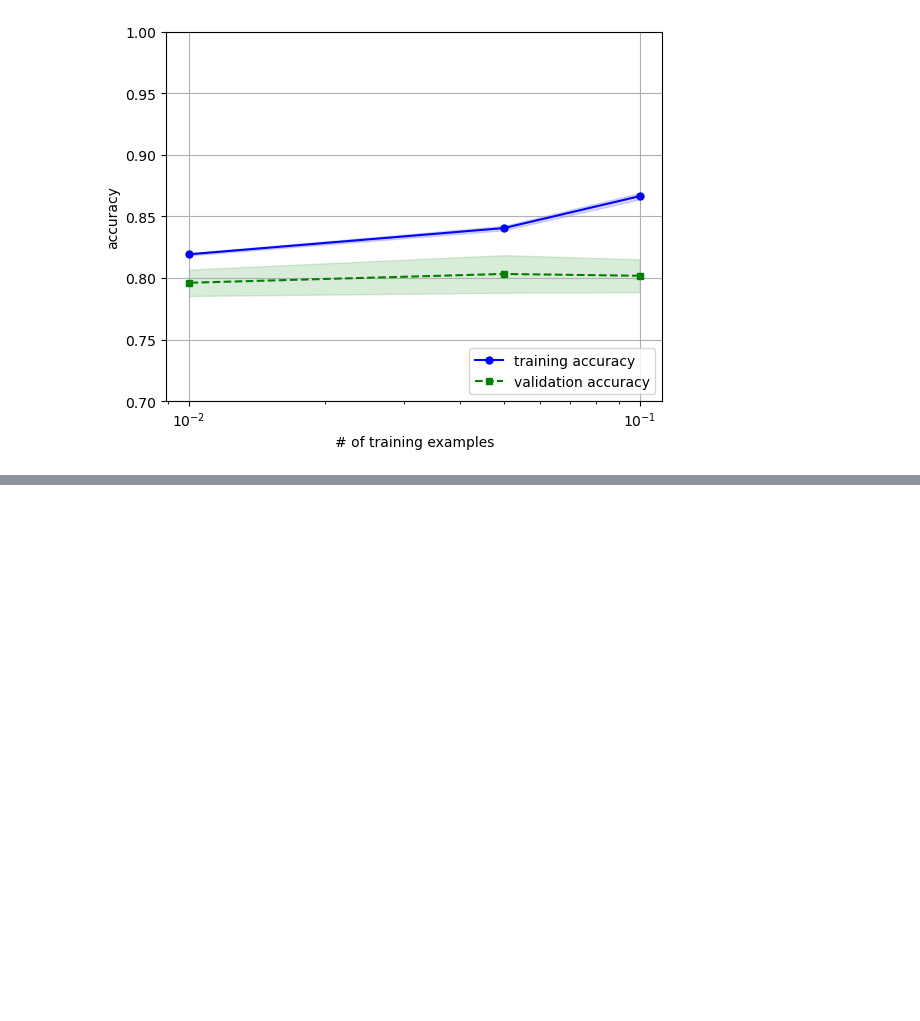
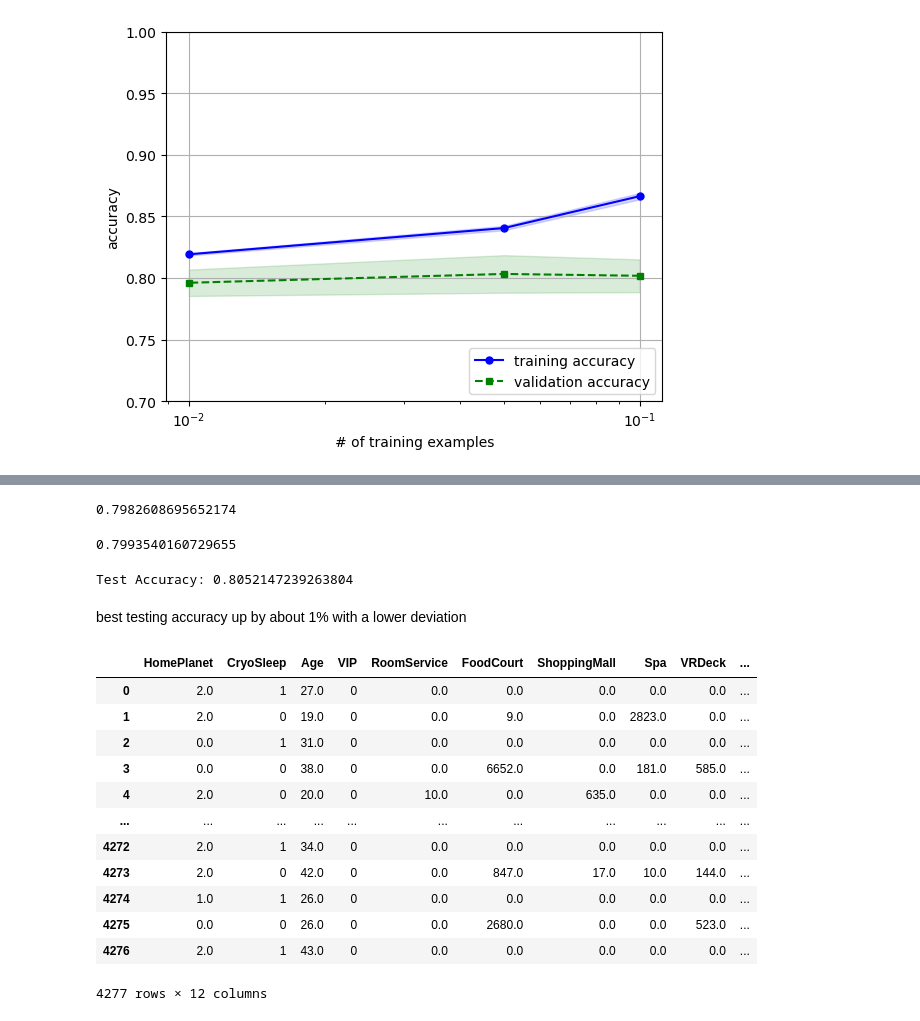
Before and after one commit to GeordieJones/kaggel_spaceship-titanic, a Jupyter notebook: model_testing.ipynb, the cells around one changed output, grey strips where cells are left out. Saved outputs shown, nothing was run; the diff lists cells and outputs as text; code cells hidden in the pictures; blank space fills up the shorter version.

```diff
--- a/model_testing.ipynb
+++ b/model_testing.ipynb
@@ -161,0 +275,80 @@ plt.show()
+# %%
+from sklearn.experimental import enable_halving_search_cv
+from sklearn.model_selection import HalvingRandomSearchCV
+
+hs = HalvingRandomSearchCV(
+    pipe,
+    param_distributions=param_grid,
+    factor=1.5,
+    resource='n_samples',
+    random_state=1,
+    n_jobs=-1
+)
+
+hs.fit(X_train, y_train)
+print(hs.best_score_)
+# %% [output]
+0.7982608695652174
+# %%
+from sklearn.metrics import f1_score, make_scorer
+
+scorer = make_scorer(f1_score, pos_label=0)
+gs = GridSearchCV(
+    estimator=pipe,
+    param_grid=param_grid,
+    scoring=scorer,
+    cv=10,
+    n_jobs=-1
+    )
+
+gs.fit(X_train, y_train)
+print(gs.best_score_)
+# %% [output]
+0.7993540160729655
+# %%
+from sklearn.metrics import accuracy_score
+
+y_pred = rs.predict(X_test)
+test_accuracy = accuracy_score(y_test, y_pred)
+print("Test Accuracy:", test_accuracy)
+# %% [output]
+Test Accuracy: 0.8052147239263804
+# %% [markdown]
+best testing accuracy up by about 1% with a lower deviation
+# %%
+test_df = pd.read_csv('test.csv')
+
+# set up for further filtering
+test_df['NameLength'] = test_df['Name'].str.len()
+test_df['Cabin'] = test_df['Cabin'].astype(str)
+test_df['Cabin'] = test_df['Cabin'].str[0] + test_df['Cabin'].str[-1]
+test_df['total spending'] = test_df[['RoomService', 'FoodCourt', 'ShoppingMall', 'Spa', 'VRDeck']].sum(axis=1)
+test_df['VIP'] = test_df['VIP'].fillna(False).astype(int)
+test_df['CryoSleep'] = test_df['CryoSleep'].fillna(False).astype(int)
+
+
+# Apply the exact same mappings to your new dataset
+test_df['HomePlanet'] = test_df['HomePlanet'].map(planet_map)
+test_df['Destination'] = test_df['Destination'].map(d_map)
+test_df['Cabin_ordinal'] = test_df['Cabin'].map(cabin_mapping).fillna(-1).astype(int)
+
+#drop unused Catagories
+tested_X = test_df[['HomePlanet', 'CryoSleep', 'Age','VIP', 'RoomService', 'FoodCourt', 'ShoppingMall', 'Spa', 'VRDeck','NameLength', 'total spending', 'Cabin_ordinal']]
+
+tested_X = tested_X.fillna(tested_X.median())
+
+tested_X
+# %% [output]
+|  | HomePlanet | CryoSleep | Age | VIP | RoomService | FoodCourt | ShoppingMall | Spa | VRDeck | ... |
+| 0 | 2.0 | 1 | 27.0 | 0 | 0.0 | 0.0 | 0.0 | 0.0 | 0.0 | ... |
+| 1 | 2.0 | 0 | 19.0 | 0 | 0.0 | 9.0 | 0.0 | 2823.0 | 0.0 | ... |
+| 2 | 0.0 | 1 | 31.0 | 0 | 0.0 | 0.0 | 0.0 | 0.0 | 0.0 | ... |
+| 3 | 0.0 | 0 | 38.0 | 0 | 0.0 | 6652.0 | 0.0 | 181.0 | 585.0 | ... |
+| 4 | 2.0 | 0 | 20.0 | 0 | 10.0 | 0.0 | 635.0 | 0.0 | 0.0 | ... |
+| ... | ... | ... | ... | ... | ... | ... | ... | ... | ... | ... |
+| 4272 | 2.0 | 1 | 34.0 | 0 | 0.0 | 0.0 | 0.0 | 0.0 | 0.0 | ... |
+| 4273 | 2.0 | 0 | 42.0 | 0 | 0.0 | 847.0 | 17.0 | 10.0 | 144.0 | ... |
+| 4274 | 1.0 | 1 | 26.0 | 0 | 0.0 | 0.0 | 0.0 | 0.0 | 0.0 | ... |
+| 4275 | 0.0 | 0 | 26.0 | 0 | 0.0 | 2680.0 | 0.0 | 0.0 | 523.0 | ... |
+| 4276 | 2.0 | 1 | 43.0 | 0 | 0.0 | 0.0 | 0.0 | 0.0 | 0.0 | ... |
+4277 rows × 12 columns
```
Also changed, not shown: parts of 14 cells of this notebook, 9 other files.
